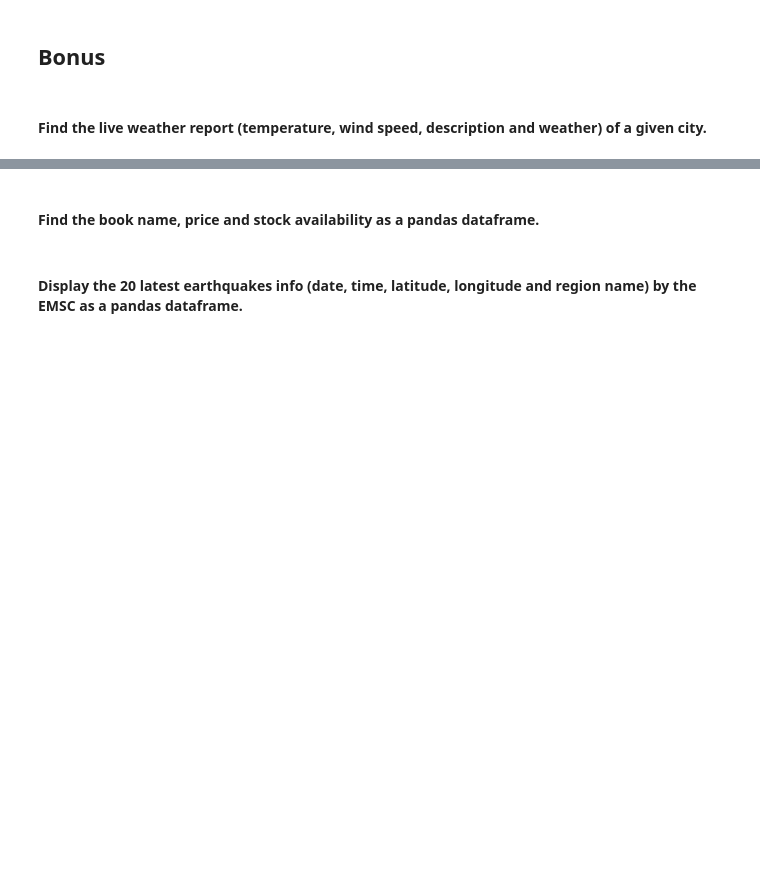
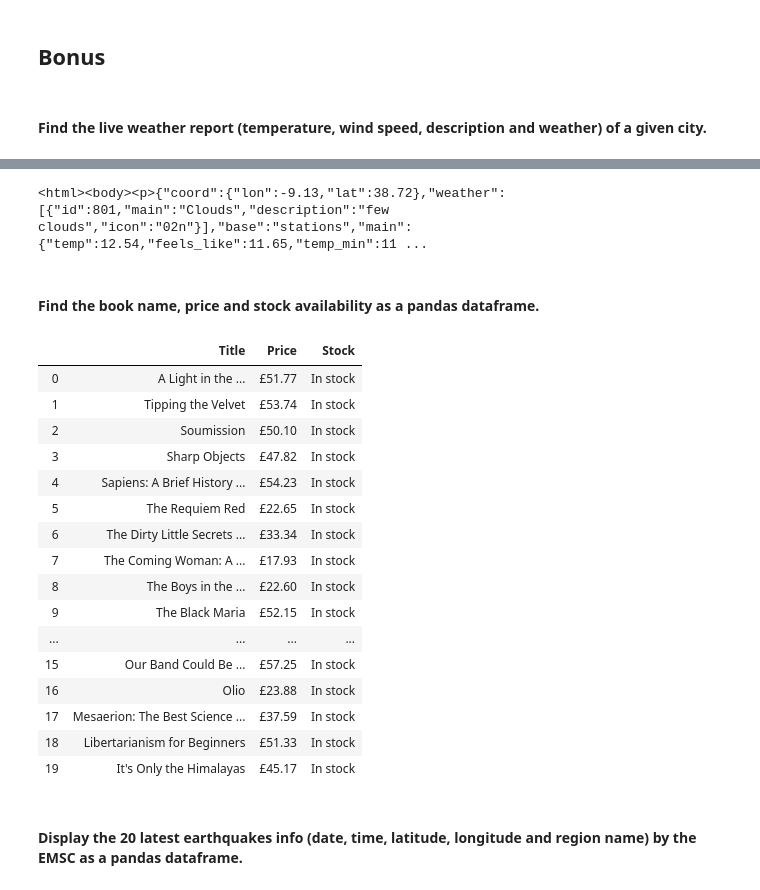
Before and after one commit to ta-data-lis/lab-web-scraping, a Jupyter notebook: your-code/main.ipynb, the cells around one changed output, grey strips where cells are left out. Drawn from its saved outputs; the diff is of its cells as text; code cells hidden in the pictures; blank space fills up the shorter version.

```diff
--- a/your-code/main.ipynb
+++ b/your-code/main.ipynb
@@ -185,6 +697,18 @@ url = 'http://api.openweathermap.org/data/2.5/weather?'+'q='+city+'&APPID=b35975
+# %%
+###try with beautiful soup .....
+
+html = requests.get(url).content
+soup = BeautifulSoup(html, "lxml")
+
+soup
+# %% [output]
+<html><body><p>{"coord":{"lon":-9.13,"lat":38.72},"weather":[{"id":801,"main":"Clouds","description":"few clouds","icon":"02n"}],"base":"stations","main":{"temp":12.54,"feels_like":11.65,"temp_min":11 ...
 # %% [markdown]
 #### Find the book name, price and stock availability as a pandas dataframe.
 # %%
 # This is the url you will scrape in this exercise.
 # It is a fictional bookstore created to be scraped.
 url = 'http://books.toscrape.com/'
+
+html = requests.get(url).content
+soup = BeautifulSoup(html, "lxml")
@@ -193,3 +715,39 @@ url = 'http://books.toscrape.com/'
+# %%
+# your code here
+
+article = soup.find_all('article', attrs = {'class':'product_pod'})
+
+#title
+
+title = [art.find('h3').text for art in article]
+
+#price
+
+price = [art.find('p', attrs = {'class':'price_color'}).text for art in article]
+
+#stock
+stock = [art.find('p', attrs = {'class':'instock availability'}).text.replace('\n', '').strip() for art in article]
+
+data = pd.DataFrame({'Title':title, 'Price':price, 'Stock':stock})
+data
+# %% [output]
+|  | Title | Price | Stock |
+| 0 | A Light in the ... | £51.77 | In stock |
+| 1 | Tipping the Velvet | £53.74 | In stock |
+| 2 | Soumission | £50.10 | In stock |
+| 3 | Sharp Objects | £47.82 | In stock |
+| 4 | Sapiens: A Brief History ... | £54.23 | In stock |
+| 5 | The Requiem Red | £22.65 | In stock |
+| 6 | The Dirty Little Secrets ... | £33.34 | In stock |
+| 7 | The Coming Woman: A ... | £17.93 | In stock |
+| 8 | The Boys in the ... | £22.60 | In stock |
+| 9 | The Black Maria | £52.15 | In stock |
+| ... | ... | ... | ... |
+| 15 | Our Band Could Be ... | £57.25 | In stock |
+| 16 | Olio | £23.88 | In stock |
+| 17 | Mesaerion: The Best Science ... | £37.59 | In stock |
+| 18 | Libertarianism for Beginners | £51.33 | In stock |
+| 19 | It's Only the Himalayas | £45.17 | In stock |
 # %% [markdown]
 ####  Display the 20 latest earthquakes info (date, time, latitude, longitude and region name) by the EMSC as a pandas dataframe.
 # %%
```
Also changed, not shown: parts of 65 cells of this notebook, 1 other file.
